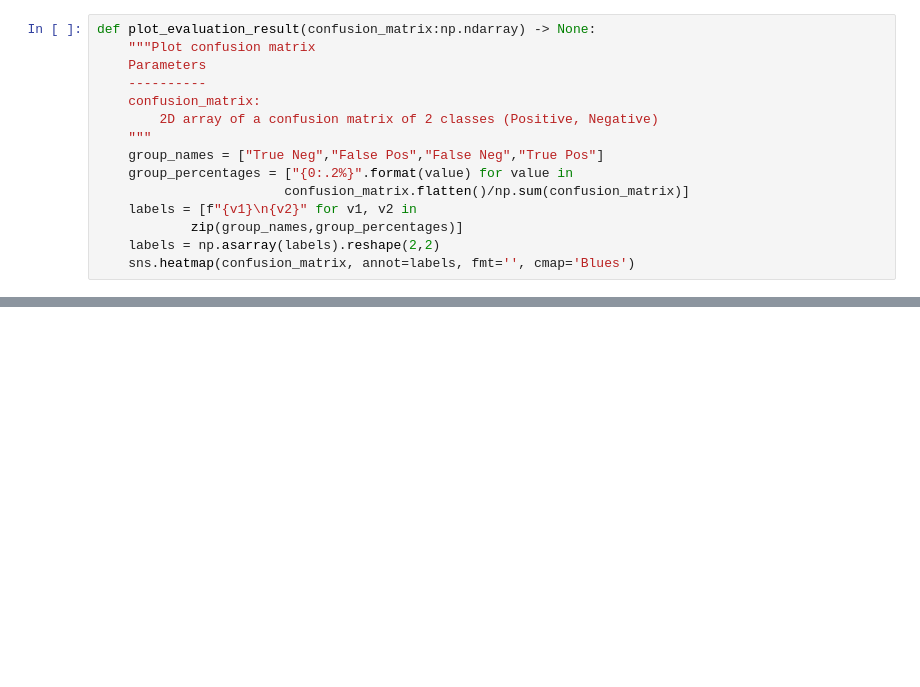
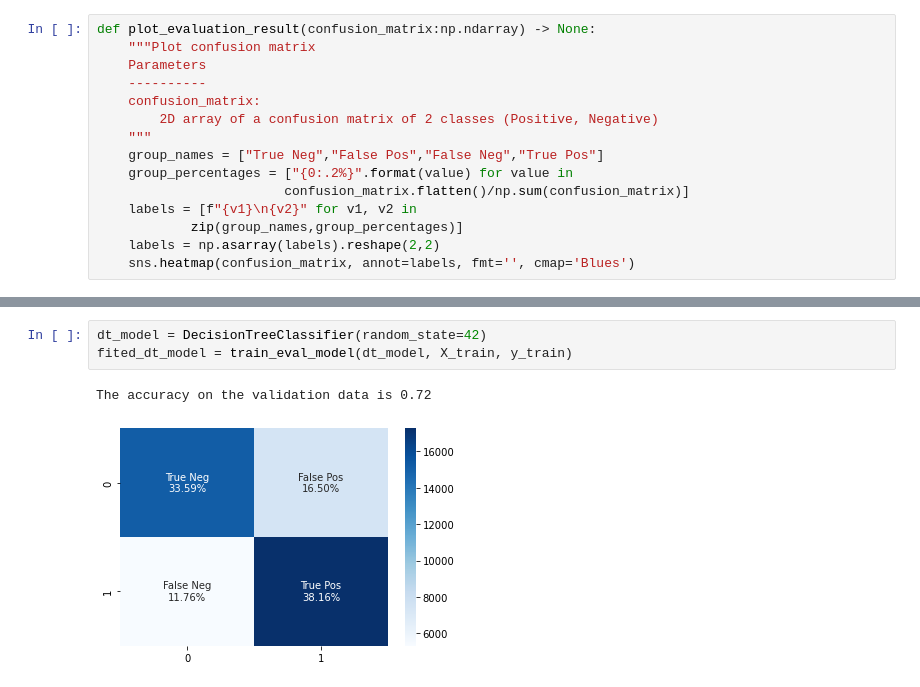
Before and after one commit to mbertani/responsible-datascience-ws, a Jupyter notebook: clean_code/creating_functions.ipynb, the cells around one changed output, grey strips where cells are left out. Cells and saved outputs as stored; diff of their text form; blank space fills up the shorter version.

```diff
--- a/clean_code/creating_functions.ipynb
+++ b/clean_code/creating_functions.ipynb
@@ -112,0 +145,6 @@ train_eval_model(rf_model, X_train, y_train)
+# %%
+dt_model = DecisionTreeClassifier(random_state=42)
+fited_dt_model = train_eval_model(dt_model, X_train, y_train)
+# %% [output]
+The accuracy on the validation data is 0.72
+[figure, added]
```
Also changed, not shown: parts of 12 cells of this notebook, 9 other files.
